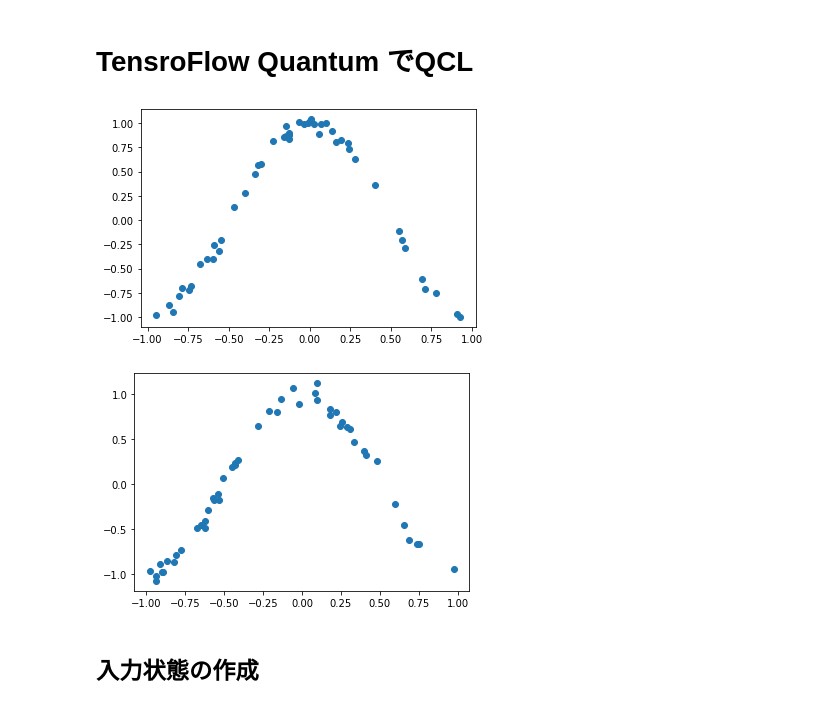
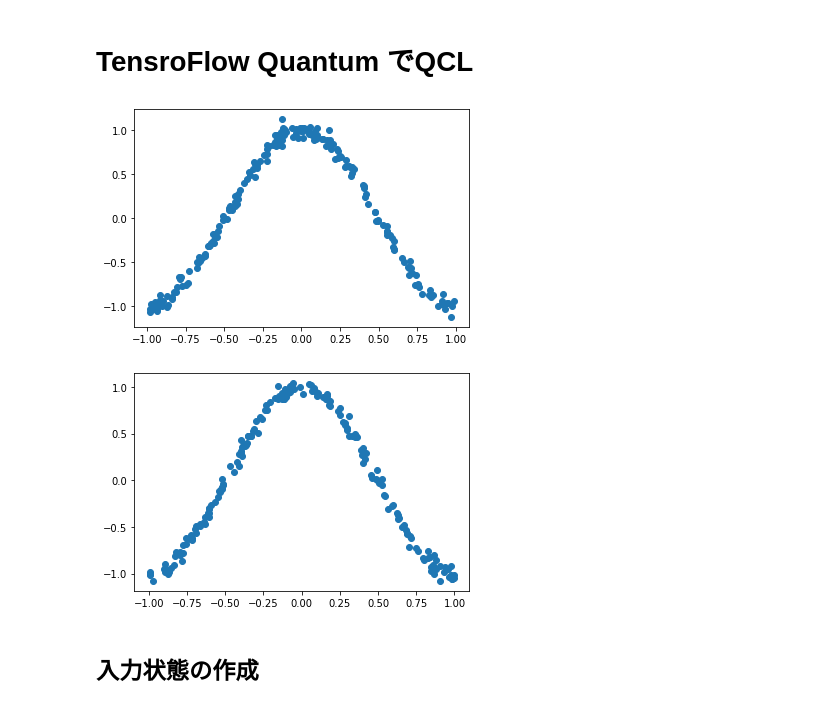
Before and after one commit to koke-saka/quantum-machine-learning, a Jupyter notebook: tf-quantum/QuantumCircuitLearning-TFQ.ipynb, the cells around one changed output. Saved outputs shown, nothing was run; the diff lists cells and outputs as text; code cells hidden in the pictures.

```diff
--- a/tf-quantum/QuantumCircuitLearning-TFQ.ipynb
+++ b/tf-quantum/QuantumCircuitLearning-TFQ.ipynb
@@ -17,32 +17,32 @@ from cirq.contrib.svg import SVGCircuit
 # %%
 ########  パラメータ  #############
 nqubit = 3 ## qubitの数
 c_depth = 3 ## circuitの深さ
 time_step = 0.77  ## ランダムハミルトニアンによる時間発展の経過時間
 
 ## [x_min, x_max]のうち, ランダムにnum_x_train個の点をとって教師データとする.
 x_min = - 1.; x_max = 1.;
-num_x_train = 50
+num_x_train = 200
 
 ## 学習したい1変数関数
 func_to_learn = lambda x: np.cos(x*np.pi)
 
 ## 乱数のシード
 random_seed = 2
 ## 乱数発生器の初期化
 np.random.seed(random_seed)
 
 #### 教師データを準備
 x_train = x_min + (x_max - x_min) * np.random.rand(num_x_train)
 y_train = func_to_learn(x_train)
 
 # 現実のデータを用いる場合を想定し、きれいなsin関数にノイズを付加
 mag_noise = 0.05
 y_train = y_train + mag_noise * np.random.randn(num_x_train)
 
 plt.plot(x_train, y_train, "o"); plt.show()
 # %% [output]
-[figure, old version]
+[figure, new version]
 # %%
 #### 教師データを準備
 x_train = x_min + (x_max - x_min) * np.random.rand(num_x_train)
@@ -54,4 +54,4 @@ y_train = y_train + mag_noise * np.random.randn(num_x_train)
 
 plt.plot(x_train, y_train, "o"); plt.show()
 # %% [output]
-[figure, old version]
+[figure, new version]
```
Also changed, not shown: parts of 10 cells of this notebook.
